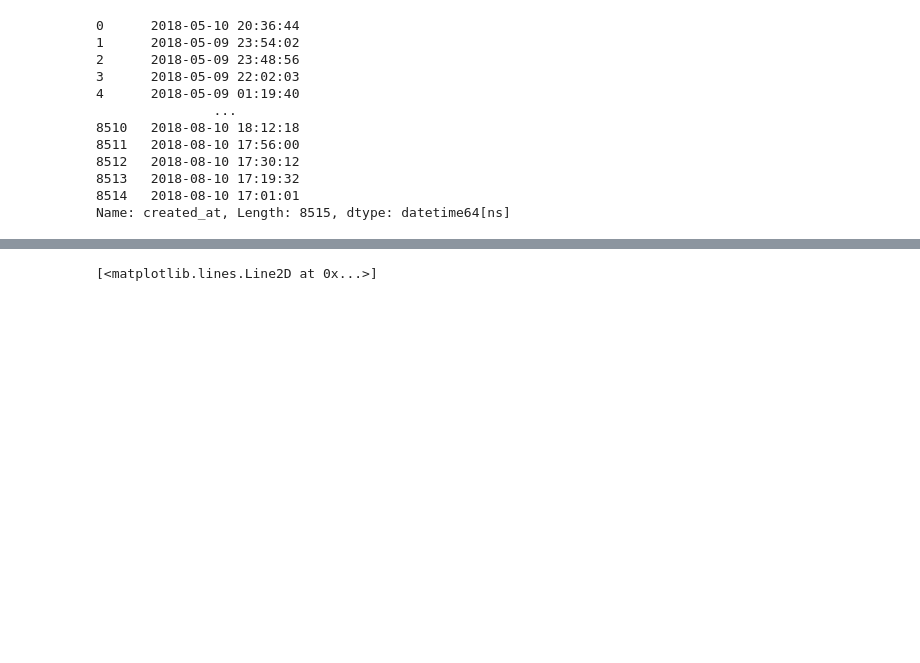
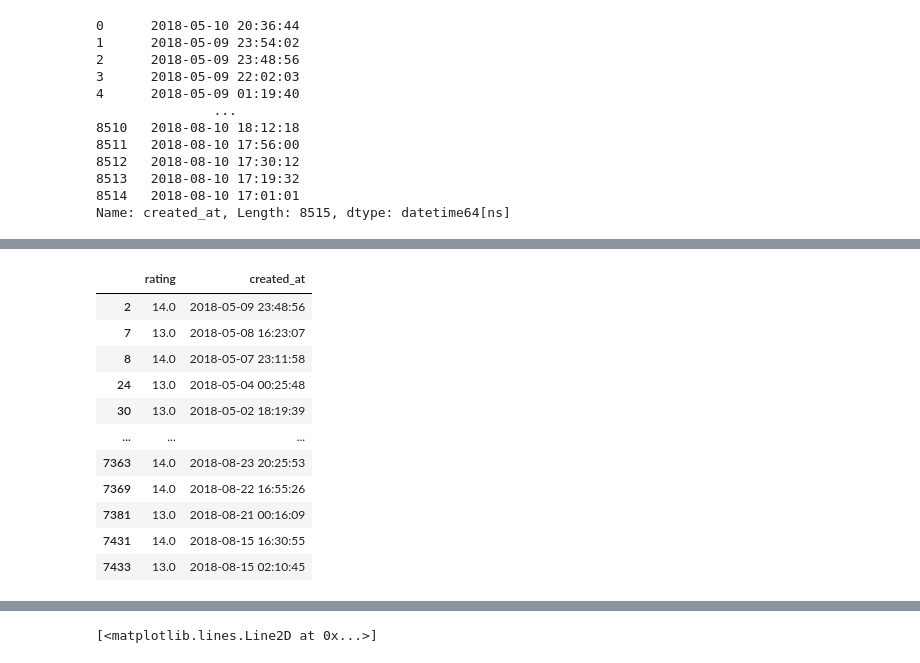
Before and after one commit to ebarylko/cmpt-353, a Jupyter notebook: assignment-2/dog-rates.ipynb, the cells around one changed output, grey strips where cells are left out. Saved outputs shown, nothing was run; the diff lists cells and outputs as text; code cells hidden in the pictures; blank space fills up the shorter version.

```diff
--- a/assignment-2/dog-rates.ipynb
+++ b/assignment-2/dog-rates.ipynb
@@ -88,5 +100,17 @@ tweets_with_valid_ratings = dates_and_ratings_of_tweets(dog_rates)
 # %%
-ratings = tweets_with_valid_ratings['rating'].values
-dates = tweets_with_valid_ratings['created_at'].values
-dates
+ratings = tweets_with_valid_ratings['rating']
+dates = tweets_with_valid_ratings['created_at']
+tweets_with_valid_ratings
 # %% [output]
+|  | rating | created_at |
+| 2 | 14.0 | 2018-05-09 23:48:56 |
+| 7 | 13.0 | 2018-05-08 16:23:07 |
+| 8 | 14.0 | 2018-05-07 23:11:58 |
+| 24 | 13.0 | 2018-05-04 00:25:48 |
+| 30 | 13.0 | 2018-05-02 18:19:39 |
+| ... | ... | ... |
+| 7363 | 14.0 | 2018-08-23 20:25:53 |
+| 7369 | 14.0 | 2018-08-22 16:55:26 |
+| 7381 | 13.0 | 2018-08-21 00:16:09 |
+| 7431 | 14.0 | 2018-08-15 16:30:55 |
+| 7433 | 13.0 | 2018-08-15 02:10:45 |
```
Also changed, not shown: parts of 7 cells of this notebook.
